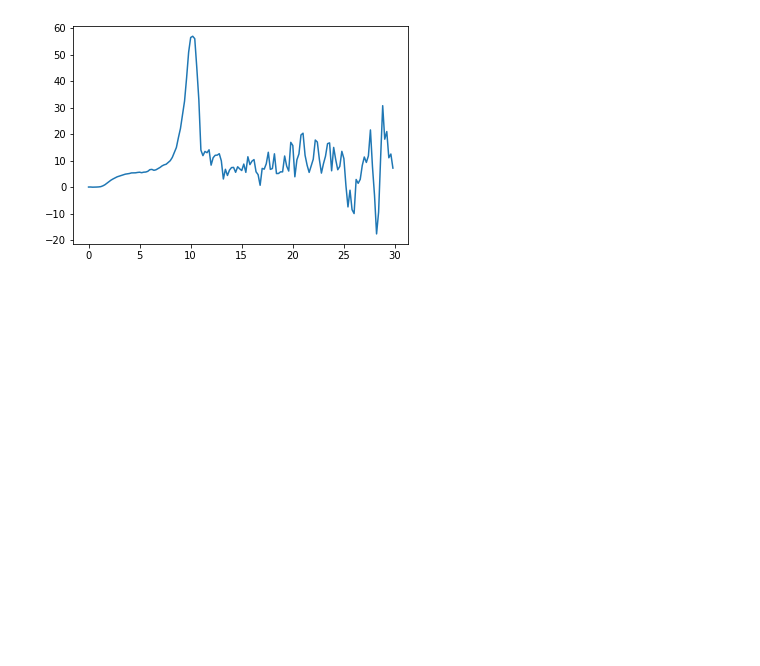
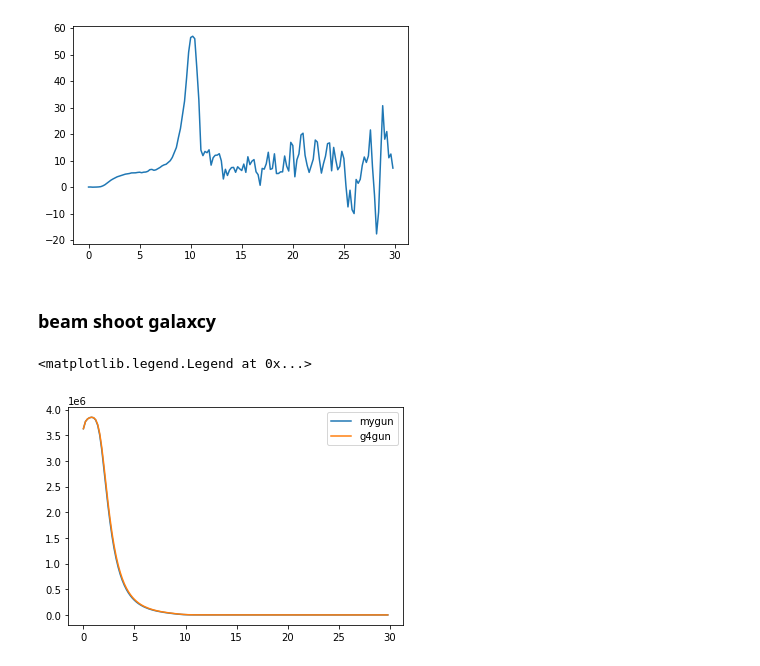
Before and after one commit to yoshi-jun/note, a Jupyter notebook: plt-dose-deps.ipynb, the cells around one changed output. Saved outputs shown, nothing was run; the diff lists cells and outputs as text; code cells hidden in the pictures; blank space fills up the shorter version.

```diff
--- a/plt-dose-deps.ipynb
+++ b/plt-dose-deps.ipynb
@@ -136,3 +136,5 @@ plt.plot(z,diff_gun_AW_scorp)
 # %% [output]
 [<matplotlib.lines.Line2D at 0x...>]
 [figure]
+# %% [markdown]
+### beam shoot galaxcy
@@ -138,0 +143,11 @@ plt.plot(z,diff_gun_AW_scorp)
+# %%
+z,mygun_pencil_galac = MakeDoseList_scorp("/home/yoshijun/Work/tutorial01/TestBench/data/pencilbeam_galaxy_all_water.csv",150,30,30)
+# %%
+z,g4gun_pencil_galac = MakeDoseList_scorp("/home/yoshijun/Work/g4bench/build/vgeo/g4bench_gun_galactic.csv",150,30,30)
+# %%
+plt.plot(z,mygun_pencil_galac, label = "mygun")
+plt.plot(z,g4gun_pencil_galac, label = "g4gun")
+plt.legend()
+# %% [output]
+<matplotlib.legend.Legend at 0x...>
+[figure, added]
```
Also changed, not shown: parts of 2 cells of this notebook, 1 other file.
